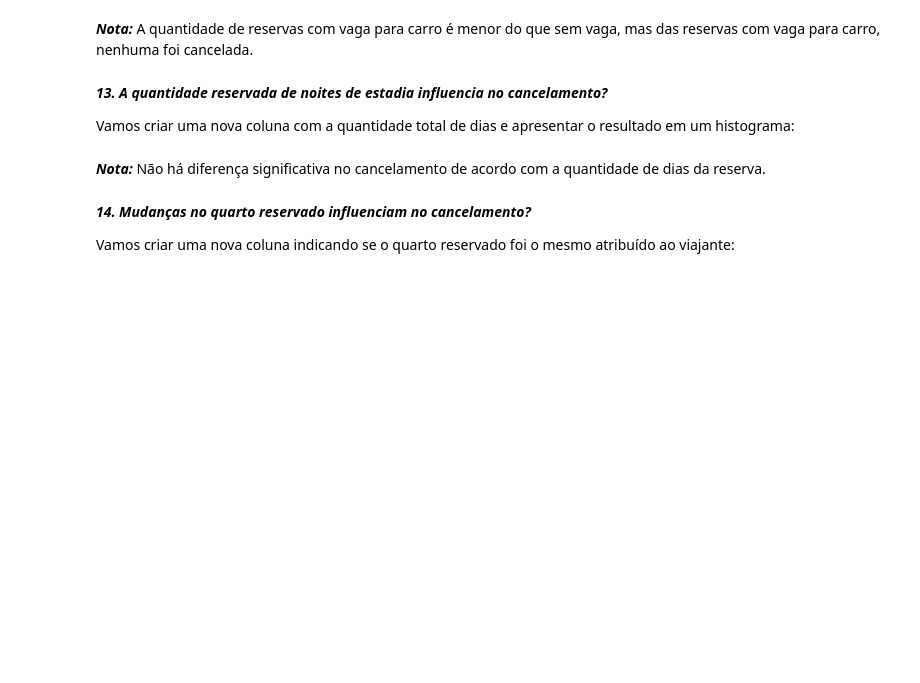
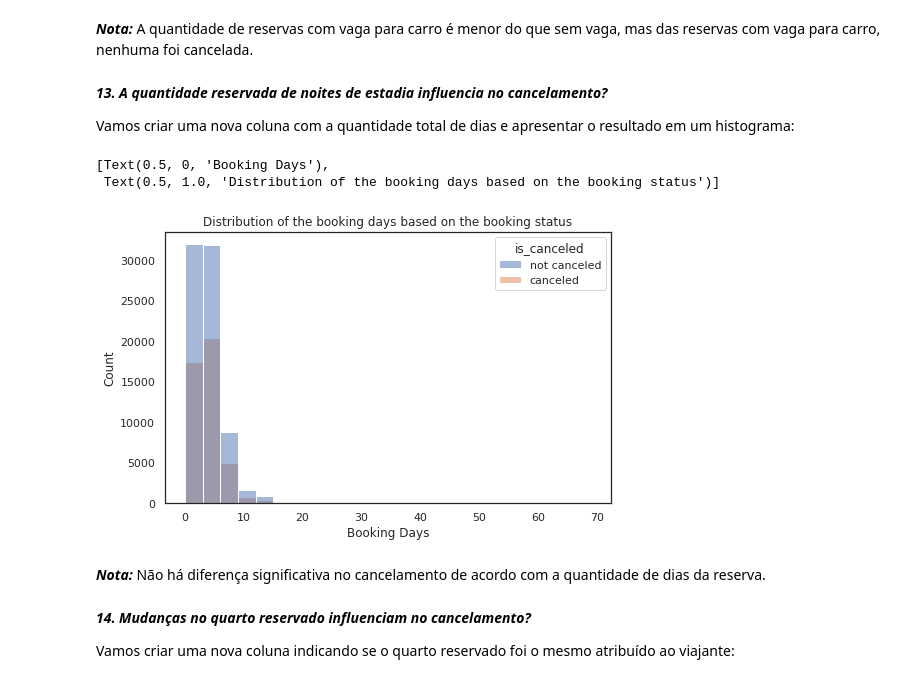
Before and after one commit to JaineBudke/Hotel-Booking-Demand, a Jupyter notebook: Exploratory_Analysis.ipynb, the cells around one changed output. Cells and saved outputs as stored; diff of their text form; code cells hidden in the pictures; blank space fills up the shorter version.

```diff
--- a/Exploratory_Analysis.ipynb
+++ b/Exploratory_Analysis.ipynb
@@ -307,12 +408,16 @@ Vamos criar uma nova coluna com a quantidade total de dias e apresentar o result
 # %%
 df['days_total'] = df['stays_in_weekend_nights']+df['stays_in_week_nights']
 
-plt.rcParams['figure.figsize'] = [8, 6]
+plt.rcParams['figure.figsize'] = [8, 5]
 
 d_plot = sns.histplot(data=df, x="days_total", hue="is_canceled", binwidth=3)
 
 d_plot.set(title = "Distribution of the booking days based on the booking status",
            xlabel = "Booking Days")
+# %% [output]
+[Text(0.5, 0, 'Booking Days'),
+ Text(0.5, 1.0, 'Distribution of the booking days based on the booking status')]
+[figure, added]
 # %% [markdown]
 ***Nota:*** Não há diferença significativa no cancelamento de acordo com a quantidade de dias da reserva.
 # %% [markdown]
```
Also changed, not shown: parts of 20 cells of this notebook.
